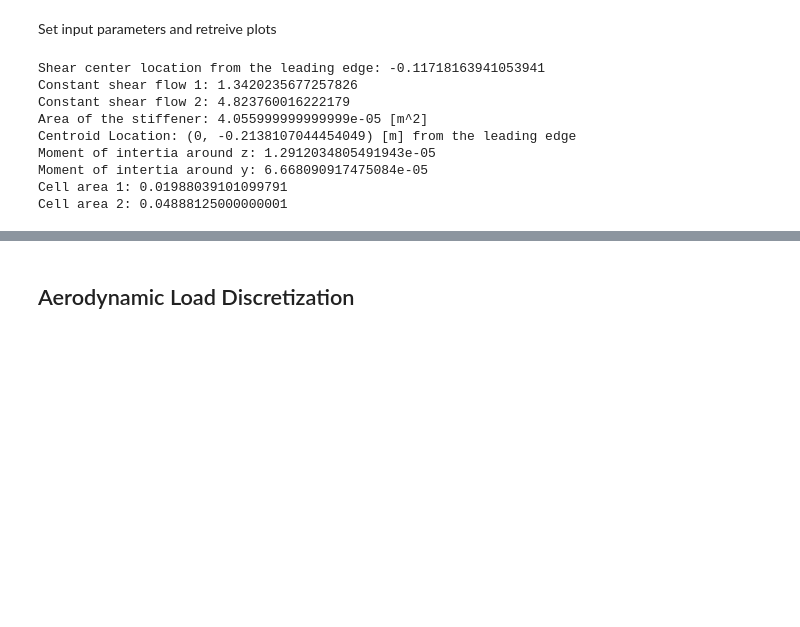
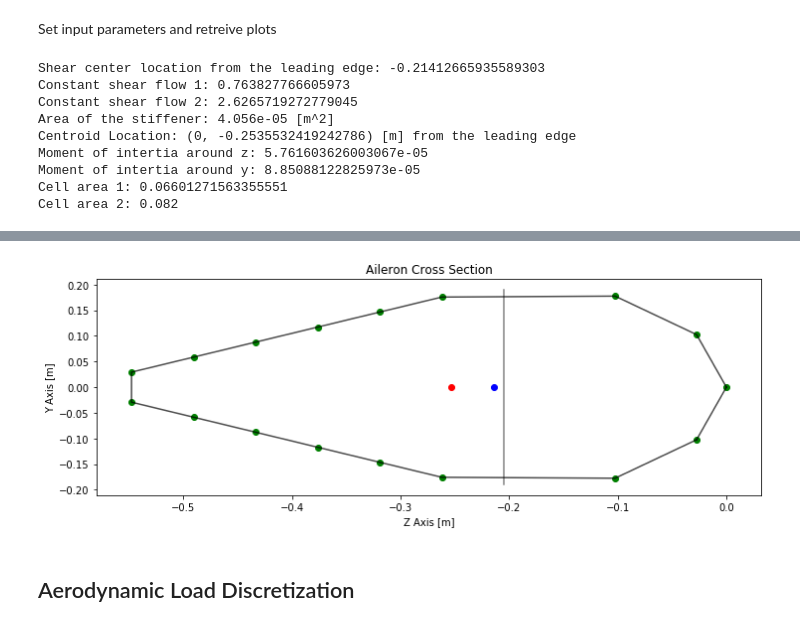
Before and after one commit to pcampolucci/SVV-Group-13-TUDelft, a Jupyter notebook: notebook/SVV - Group 13.ipynb, the cells around one changed output, grey strips where cells are left out. Drawn from its saved outputs; the diff is of its cells as text; code cells hidden in the pictures; blank space fills up the shorter version.

```diff
--- a/notebook/SVV - Group 13.ipynb
+++ b/notebook/SVV - Group 13.ipynb
@@ -17,7 +17,7 @@ Adding Input parameters for A320
 # Input paramters aileron
 #-------------------------------------------------------------------------
 
-# A320 INPUT VALUES FOR VALIDATION
+"""# A320 INPUT VALUES FOR VALIDATION
 
 Ca = 0.547              #chord length aileron [m]
 la = 2.771              #span of the aileron [m]
@@ -25,8 +25,8 @@ x1 = 0.153               #x-location of hing 1 [m]
 x2 = 1.281               #x-location of hing 2 [m]
 x3 = 2.681               #x-location of hing 3 [m]
 xa = 0.28               #distance between actuator 1 and 2 [m]
-xa1 = x2-x_a/2
-xa2 = x2+x_a/2
+xa1 = x2-xa/2
+xa2 = x2+xa/2
 h = 0.225/2              #aileron height [m]
 tsk = 0.0011            #skin thickness [m]
 tsp = 0.0029            #spar thickness [m]
@@ -37,18 +37,18 @@ nst = 17                #number of stiffeners equally spaced [-]
 d1 = 0.01103             #vertical displacement hinge 1
 d3 = 0.01642             #vertical displacement hinge 3
 theta = np.radians(26)   #maximum upward deflection
-P = 91700                #load in actuator 2
+P = 91700                #load in actuator 2"""
 
 # A320 INPUT VALUES FOR VERIFICATION (VALUES TAKEN FROM THE MODEL AND IMPORTED)
 
-"""Ca = 0.605  # m
+Ca = 0.605  # m
 la = 2.661  # m
 x1 = 0.172  # m
 x2 = 1.211  # m
 x3 = 2.591  # m
 xa = 0.35   # m
-xa1 = x2-x_a/2
-xa2 = x2+x_a/2
+xa1 = x2-xa/2
+xa2 = x2+xa/2
 h = 0.205  # m
 tsk = 1.1/1000  # m
 tsp = 2.8/1000  # m
@@ -62,11 +62,11 @@ theta = np.radians(28)  # rad
 P = 97.4*1000  # N
 N = 20     # Number of basis functions to use in Rayleigh-Ritz method (total number of coefficients is 3*N)
 E = 73.1*10**9       # E-modulus (Pa)
-G = 28*10**9       # G-modulus (Pa)"""
+G = 28*10**9       # G-modulus (Pa)
 
 # always active inputs
 path = 'load_A320.dat'
-stepsize = 0.01
+stepsize = 0.001
 E = 73.1e9
 G = 28e9
 steps = 100
@@ -75,6 +75,11 @@ steps = 100
 C_a = Ca
 l_a = la
 x_a = xa
+w_st = wst
+h_st = hst
+t_st = tst
+t_sk = tsk
+t_sp = tsp
 # %% [markdown]
 Specifying geometrical information
 # %%
@@ -319,15 +324,15 @@ print(f"Moment of intertia around y: {Iyy}")
 print(f"Cell area 1: {A1}")
 print(f"Cell area 2: {A2}")
 # %% [output]
-Shear center location from the leading edge: -0.11718163941053941
-Constant shear flow 1: 1.3420235677257826
-Constant shear flow 2: 4.823760016222179
-Area of the stiffener: 4.055999999999999e-05 [m^2]
-Centroid Location: (0, -0.2138107044454049) [m] from the leading edge
-Moment of intertia around z: 1.2912034805491943e-05
-Moment of intertia around y: 6.668090917475084e-05
-Cell area 1: 0.01988039101099791
-Cell area 2: 0.04888125000000001
+Shear center location from the leading edge: -0.21412665935589303
+Constant shear flow 1: 0.763827766605973
+Constant shear flow 2: 2.6265719272779045
+Area of the stiffener: 4.056e-05 [m^2]
+Centroid Location: (0, -0.2535532419242786) [m] from the leading edge
+Moment of intertia around z: 5.761603626003067e-05
+Moment of intertia around y: 8.85088122825973e-05
+Cell area 1: 0.06601271563355551
+Cell area 2: 0.082
 # %%
 # PRINT CROSS SECTION
 
@@ -336,7 +341,7 @@ y_axis = y_lst
 centroid = zc
 shear_center = shear_center
 
-plt.figure()
+plt.figure(figsize=[12, 4])
 
 plt.title("Aileron Cross Section")
 
@@ -344,15 +349,15 @@ plt.scatter(x_axis, y_axis, color='g', label='stiffeners')
 plt.scatter(centroid, 0, color='r', label='centroid')
 plt.scatter(shear_center, 0, color='b', label='shear center')
 plt.plot([-h, -h], [h-0.015, -h+0.015], color='k', alpha=0.5, label='spar')
-plt.plot(x_axis, y_axis, color='k', alpha=0.3)
-plt.plot(x_axis[0:-1], y_axis[0:-1], color='k', alpha=0.3)
+plt.plot(x_axis, y_axis, color='k', alpha=0.7)
+plt.plot([x_axis[0], x_axis[-1]], [y_axis[0], y_axis[-1]], color='k', alpha=0.7)
 
 plt.xlabel("Z Axis [m]")
 plt.ylabel("Y Axis [m]")
-plt.grid(linestyle='dotted')
+#plt.grid(linestyle='dotted')
 
-legend = plt.legend(loc='lower left', shadow=True, fontsize='small')
-legend.get_frame().set_facecolor('white')
+"""legend = plt.legend(loc='lower left', shadow=True, fontsize='small')
+legend.get_frame().set_facecolor('white')"""
 
 plt.show()
 # %% [output]
@@ -361,3 +364,4 @@ plt.show()
+[figure, added]
 # %% [markdown]
 ## Aerodynamic Load Discretization
 # %%
```
Also changed, not shown: parts of 14 cells of this notebook.
